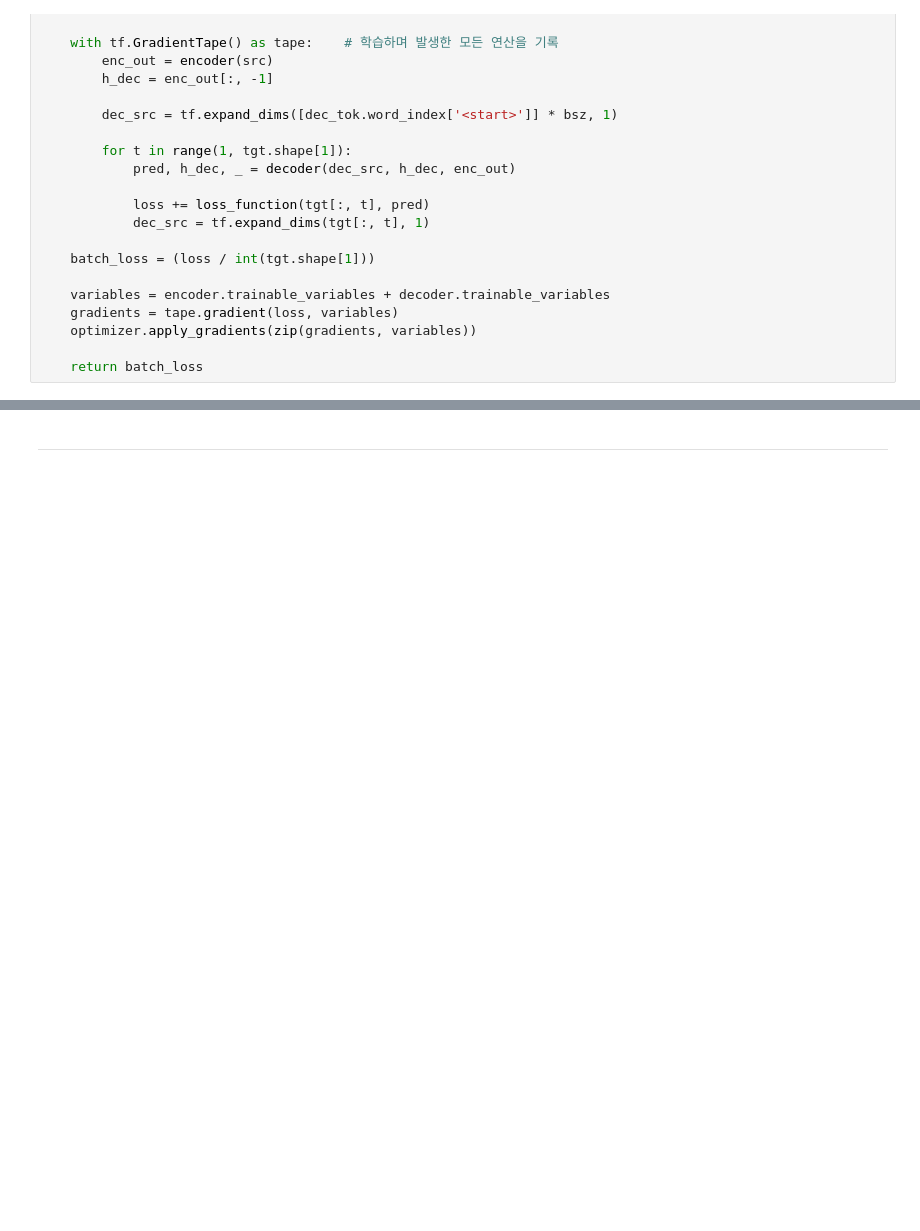
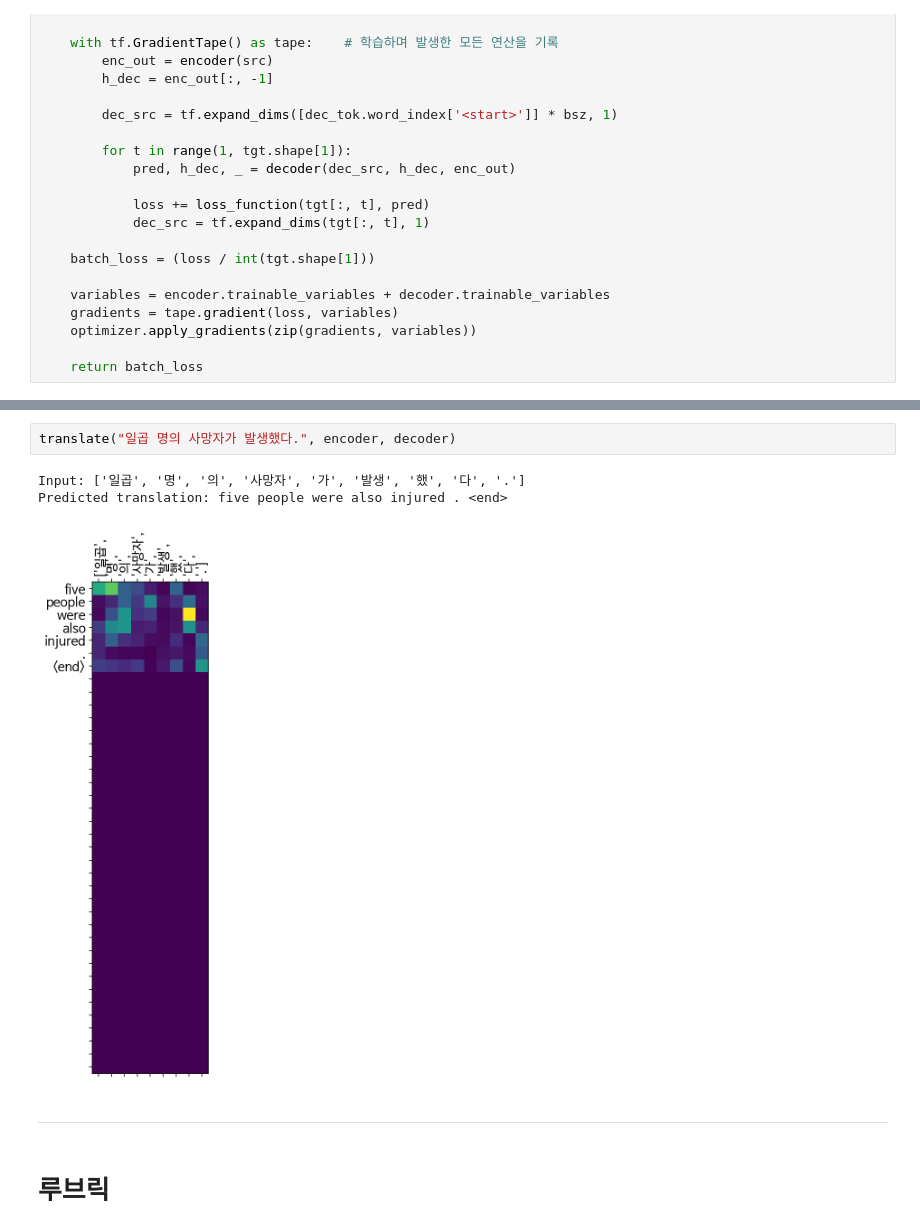
Before and after one commit to fbrlvy87/GoingDeeper, a Jupyter notebook: 08_GoingDeeper(NLP)_Project_Seq2seq.ipynb, the cells around one changed output, grey strips where cells are left out. Saved outputs shown, nothing was run; the diff lists cells and outputs as text; blank space fills up the shorter version.

```diff
--- a/08_GoingDeeper(NLP)_Project_Seq2seq.ipynb
+++ b/08_GoingDeeper(NLP)_Project_Seq2seq.ipynb
@@ -455,2 +453,10 @@ InvalidArgumentError: 2 root error(s) found.
+# %%
+translate("일곱 명의 사망자가 발생했다.", encoder, decoder)
+# %% [output]
+Input: ['일곱', '명', '의', '사망자', '가', '발생', '했', '다', '.']
+Predicted translation: five people were also injured . <end>
+[figure, added]
 # %% [markdown]
 ---
+# %% [markdown]
+# 루브릭
```
Also changed, not shown: parts of 23 cells of this notebook.
